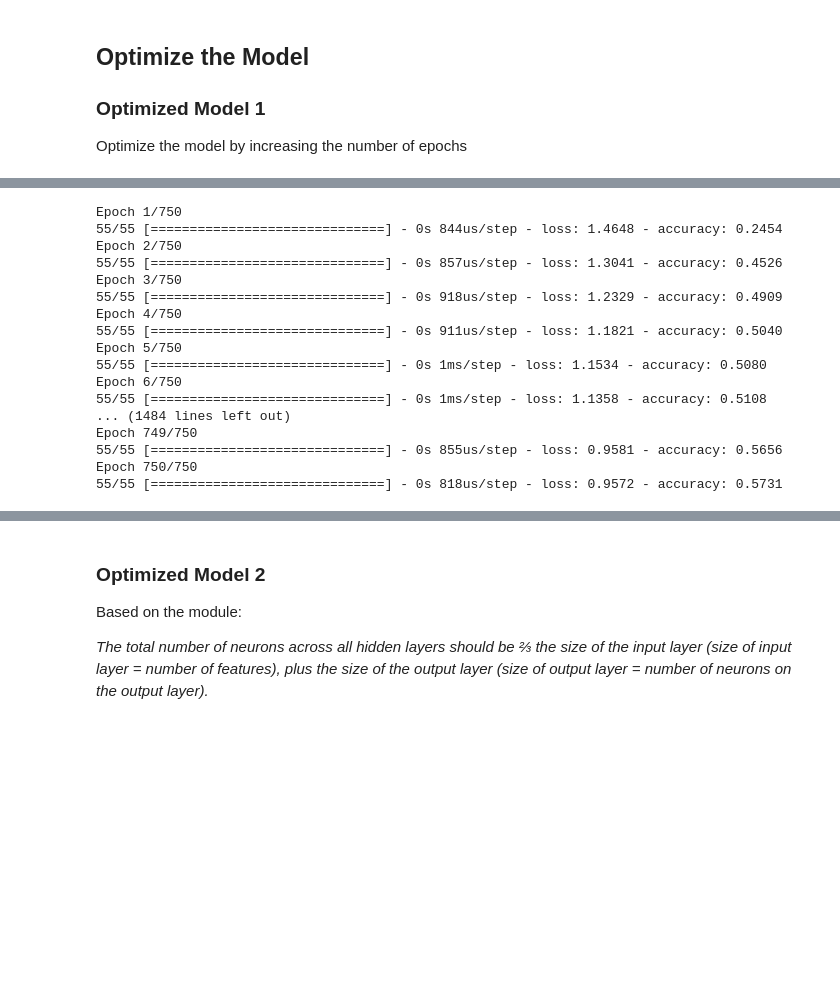
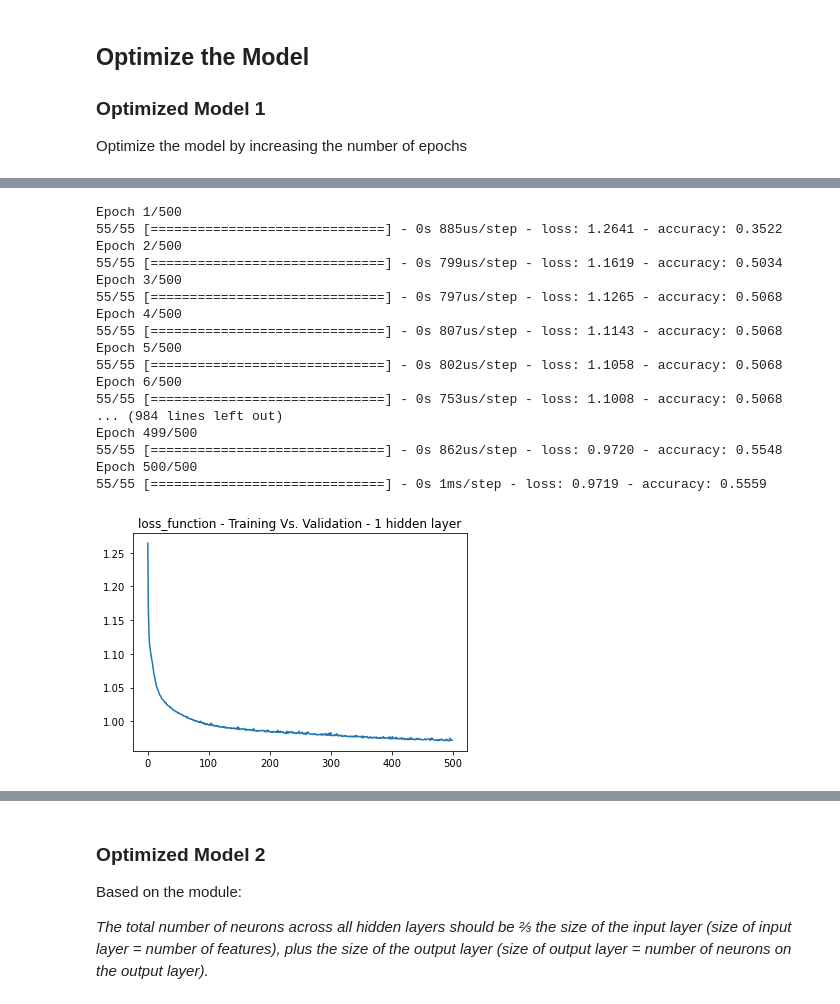
Before and after one commit to Rishi-Prasadha/MLB_ML_Pitching_Prediction, a Jupyter notebook: rishi/starter.ipynb, the cells around one changed output, grey strips where cells are left out. Drawn from its saved outputs; the diff is of its cells as text; code cells hidden in the pictures; blank space fills up the shorter version.

```diff
--- a/rishi/starter.ipynb
+++ b/rishi/starter.ipynb
@@ -337,23 +383,31 @@ None
 # %%
 # Fit the data to the model
 
-model_v1 = nn_v1.fit(X_train, y_train, epochs=750)
+model_v1 = nn_v1.fit(X_train, y_train, epochs=500)
 # %% [output]
-Epoch 1/750
-55/55 [==============================] - 0s 844us/step - loss: 1.4648 - accuracy: 0.2454
-Epoch 2/750
-55/55 [==============================] - 0s 857us/step - loss: 1.3041 - accuracy: 0.4526
-Epoch 3/750
-55/55 [==============================] - 0s 918us/step - loss: 1.2329 - accuracy: 0.4909
-Epoch 4/750
-55/55 [==============================] - 0s 911us/step - loss: 1.1821 - accuracy: 0.5040
-Epoch 5/750
-55/55 [==============================] - 0s 1ms/step - loss: 1.1534 - accuracy: 0.5080
-Epoch 6/750
-55/55 [==============================] - 0s 1ms/step - loss: 1.1358 - accuracy: 0.5108
-... (1484 lines left out)
-Epoch 749/750
-55/55 [==============================] - 0s 855us/step - loss: 0.9581 - accuracy: 0.5656
-Epoch 750/750
-55/55 [==============================] - 0s 818us/step - loss: 0.9572 - accuracy: 0.5731
+Epoch 1/500
+55/55 [==============================] - 0s 885us/step - loss: 1.2641 - accuracy: 0.3522
+Epoch 2/500
+55/55 [==============================] - 0s 799us/step - loss: 1.1619 - accuracy: 0.5034
+Epoch 3/500
+55/55 [==============================] - 0s 797us/step - loss: 1.1265 - accuracy: 0.5068
+Epoch 4/500
+55/55 [==============================] - 0s 807us/step - loss: 1.1143 - accuracy: 0.5068
+Epoch 5/500
+55/55 [==============================] - 0s 802us/step - loss: 1.1058 - accuracy: 0.5068
+Epoch 6/500
+55/55 [==============================] - 0s 753us/step - loss: 1.1008 - accuracy: 0.5068
+... (984 lines left out)
+Epoch 499/500
+55/55 [==============================] - 0s 862us/step - loss: 0.9720 - accuracy: 0.5548
+Epoch 500/500
+55/55 [==============================] - 0s 1ms/step - loss: 0.9719 - accuracy: 0.5559
+# %%
+# Plot the loss over epochs
+
+plt.plot(model_v1.history["loss"])
+plt.title("loss_function - Training Vs. Validation - 1 hidden layer")
+plt.show()
+# %% [output]
+[figure, added]
 # %%
```
Also changed, not shown: parts of 15 cells of this notebook.
